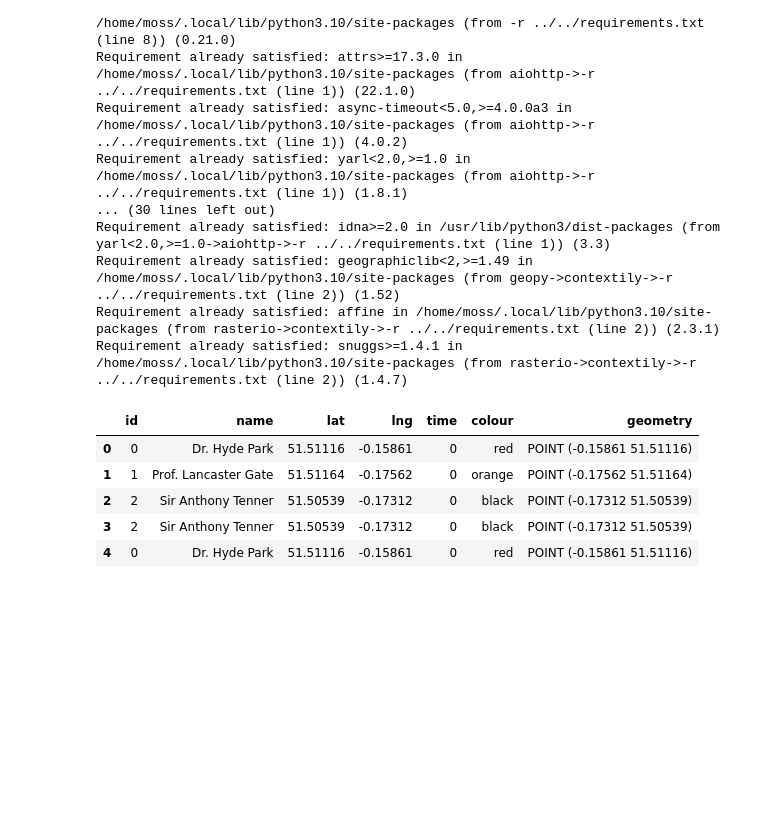
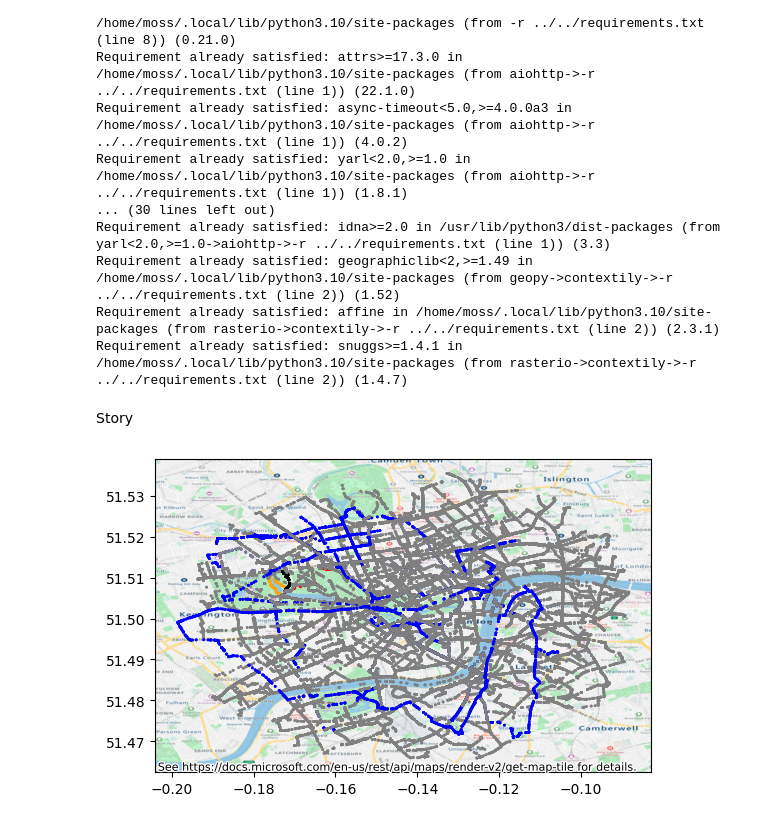
Before and after one commit to frogrammer/journey_faker, a Jupyter notebook: app/visualise/visualise.ipynb, the cells around one changed output. Saved outputs shown, nothing was run; the diff lists cells and outputs as text; code cells hidden in the pictures; blank space fills up the shorter version.

```diff
--- a/app/visualise/visualise.ipynb
+++ b/app/visualise/visualise.ipynb
@@ -23,15 +23,13 @@ import contextily as cx
 import geopandas as gpd
 import matplotlib
 import pandas as pd
+# %% [markdown]
+Story
 # %%
 telemetry_df = pd.read_csv('../../out/telemetry.csv')
 telemetry_gdf = gpd.GeoDataFrame(telemetry_df, geometry=gpd.GeoSeries.from_xy(telemetry_df['lng'], telemetry_df['lat'], crs=4326))
-telemetry_gdf.head()
+ax = telemetry_gdf.plot(markersize=1, c=telemetry_gdf['colour'])
+cx.add_basemap(ax, source=cx.providers.AzureMaps.MicrosoftBaseRoad(subscriptionKey='vLBtoar7V4TCHVp--WKPv5D5JhPJoNTJmXGM_LjB40A'), crs=4326)
 # %% [output]
-|  | id | name | lat | lng | time | colour | geometry |
-| 0 | 0 | Dr. Hyde Park | 51.51116 | -0.15861 | 0 | red | POINT (-0.15861 51.51116) |
-| 1 | 1 | Prof. Lancaster Gate | 51.51164 | -0.17562 | 0 | orange | POINT (-0.17562 51.51164) |
-| 2 | 2 | Sir Anthony Tenner | 51.50539 | -0.17312 | 0 | black | POINT (-0.17312 51.50539) |
-| 3 | 2 | Sir Anthony Tenner | 51.50539 | -0.17312 | 0 | black | POINT (-0.17312 51.50539) |
-| 4 | 0 | Dr. Hyde Park | 51.51116 | -0.15861 | 0 | red | POINT (-0.15861 51.51116) |
+[figure, added]
 # %%
```
Also changed, not shown: parts of 2 cells of this notebook, 5 other files.
